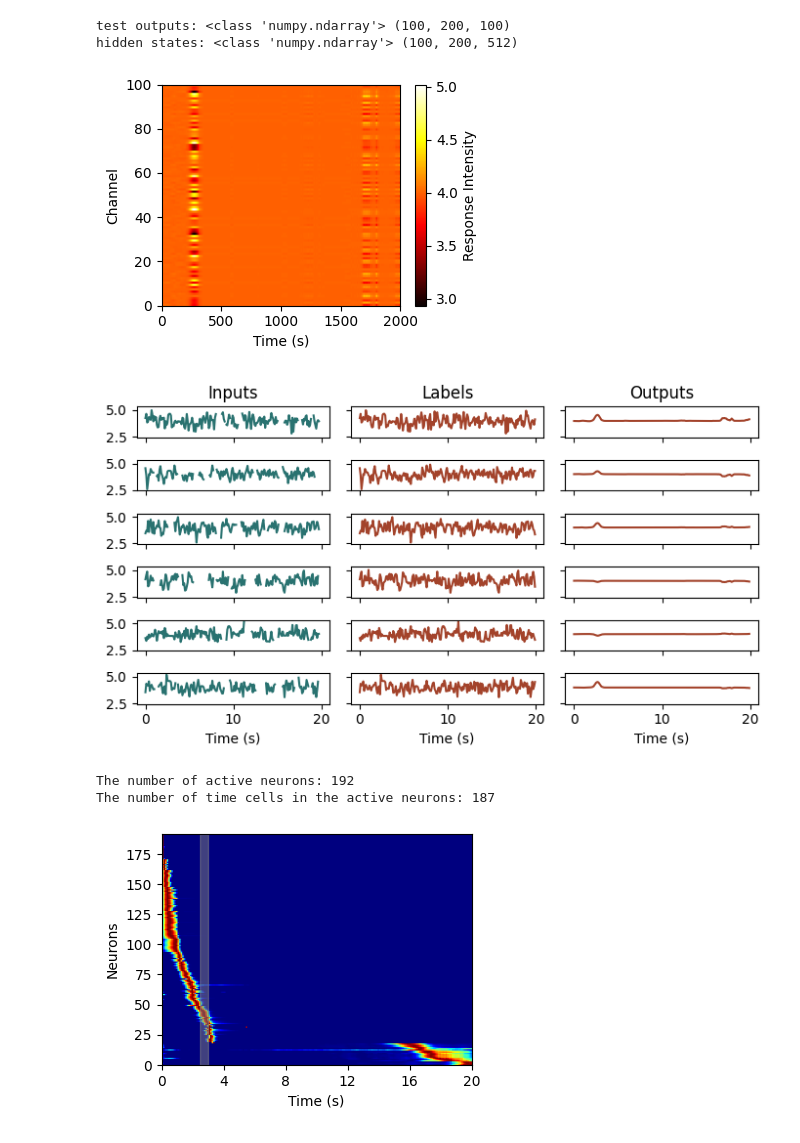
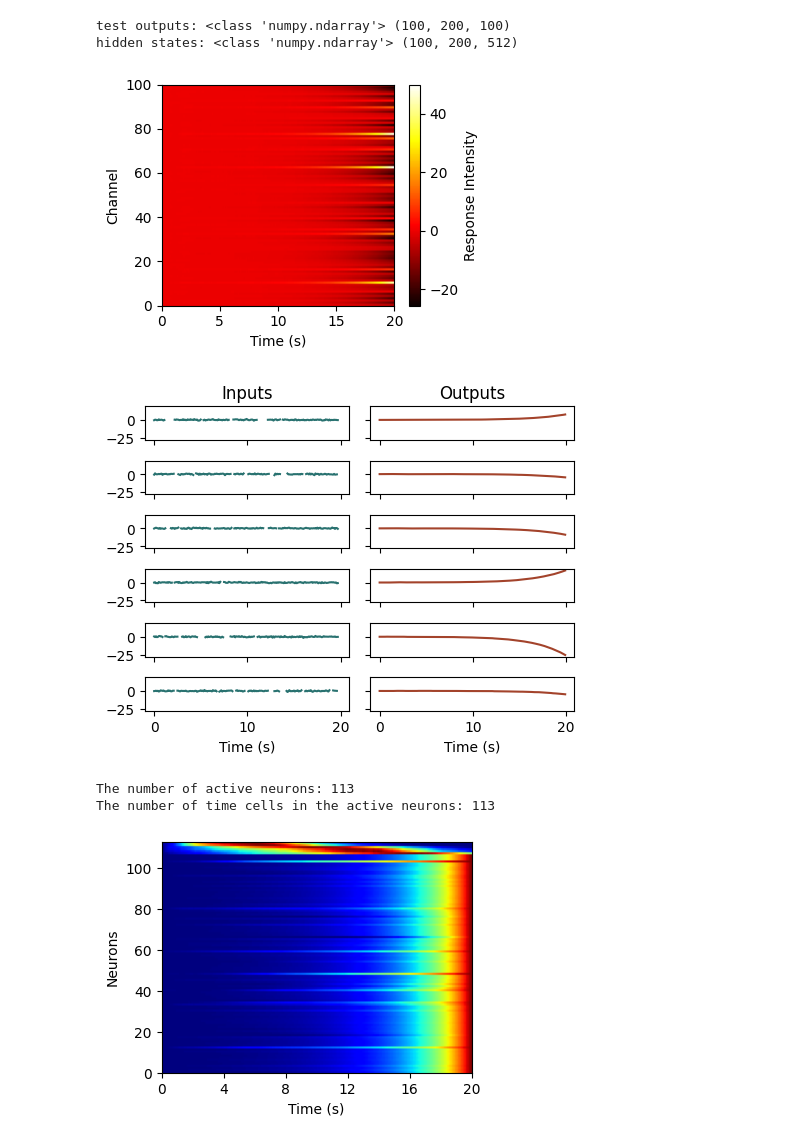
Before and after one commit to qrsyu/STCell, a Jupyter notebook: code/time_exp/test_model.ipynb, the cells around one changed output. Saved outputs shown, nothing was run; the diff lists cells and outputs as text; code cells hidden in the pictures.

```diff
--- a/code/time_exp/test_model.ipynb
+++ b/code/time_exp/test_model.ipynb
@@ -54,8 +54,9 @@ rnn.to(device)
 optimizer = torch.optim.Adam(rnn.parameters(), lr=0.0005)
 # %%
 # Load the model in pth file
-model_path = "../../model/2TS_symmetry.pth"
-seed = 2
+model_name = '2TS_b'
+model_path = f"../../model/{model_name}.pth"
+seed = 42 if model_name == '2TS_b' else 2
 rnn.load_state_dict(torch.load(model_path, map_location=device))
 # %% [output]
 <All keys matched successfully>
@@ -196,6 +209,7 @@ print(time_res.shape)  # Should be (B, T, D)
 ### Visualise test input
 # %%
 test_inputs = mask.mask(time_res).numpy()
+# test_inputs[:, 25:, :] = 0
 
 fig, ax = plt.subplots(4, 1, figsize=(4, 4), sharex=True, sharey=True)
 for i, channel in enumerate(range(5, 9)):
@@ -203,6 +217,7 @@ for i, channel in enumerate(range(5, 9)):
                 # Replace the test_inputs 0 with nan
                 np.where(test_inputs[0, :, channel] == 0, np.nan, test_inputs[0, :, channel]),
                 label=f'{i+1}', color='#297270')
+    ax[i].set_xlim(0, 20)
 ax[0].set_title('Test inputs')
 ax[-1].set_xlabel('Time (s)')
 plt.tight_layout()
@@ -227,50 +253,50 @@ hidden states: <class 'numpy.ndarray'> (100, 200, 512)
 # Plot the outputs
 plt.figure(figsize=(4, 3))
 plt.imshow(test_outputs[0].T, aspect='auto', cmap='hot',
-           extent=[0, test_outputs.shape[1]*temp_reso, 0, D])
+           extent=[0, test_outputs.shape[1]/temp_reso, 0, D])
 plt.colorbar(label='Response Intensity')
 plt.xlabel('Time (s)')
 plt.ylabel('Channel')
 plt.tight_layout()
 # %% [output]
-[figure, old version]
+[figure, new version]
 # %%
-fig, ax = plt.subplots(6, 3, figsize=(7, 4), sharex=True, sharey=True)
+fig, ax = plt.subplots(6, 2, figsize=(5, 4), sharex=True, sharey=True)
 # Randomly sample a few channels to plots
 rand_D = np.random.choice(D, size=6, replace=False)
 for i, channel in enumerate(rand_D):
 
     ax[i][0].plot(np.arange(test_inputs.shape[1]) / 10,
                 # Replace the test_inputs 0 with nan
                 np.where(test_inputs[0, :, channel] == 0, np.nan, test_inputs[0, :, channel]),
                 label=f'{channel}', color='#297270')
 
-    ax[i][1].plot(np.arange(time_res.shape[1]) / 10,
-                  time_res[0, :, channel],
-                  label=f'{channel}', color='#A3432B')
-    # ax[i][1].legend(loc='upper center')
+    # ax[i][1].plot(np.arange(time_res.shape[1]) / 10,
+    #               time_res[0, :, channel],
+    #               label=f'{channel}', color='#A3432B')
+    # # ax[i][1].legend(loc='upper center')
 
-    ax[i][2].plot(np.arange(test_outputs.shape[1]) / 10,
+    ax[i][-1].plot(np.arange(test_outputs.shape[1]) / 10,
                   test_outputs[0, :, channel],
                   label=f'{channel}', color='#A3432B')
     # ax[i][2].legend(loc='upper center')
 ax[0][0].set_title('Inputs')
-ax[0][1].set_title('Labels')
-ax[0][2].set_title('Outputs')
+# ax[0][1].set_title('Labels')
+ax[0][-1].set_title('Outputs')
 ax[-1][0].set_xlabel('Time (s)')
-ax[-1][1].set_xlabel('Time (s)')
-ax[-1][2].set_xlabel('Time (s)')
+# ax[-1][1].set_xlabel('Time (s)')
+ax[-1][-1].set_xlabel('Time (s)')
 plt.tight_layout()
 # %% [output]
-[figure, old version]
+[figure, new version]
 # %%
 # Averge accross the batch
 avg_hs = np.mean(hidden_states, axis=0)
 
 # Plot the sorted hidden states
 fig, ax = plt.subplots(figsize=(4, 3))
-norm_hs, fig, ax, idx = plt_hs(avg_hs, min_fr=0, fig=fig, ax=ax, return_idx=True)
-ax.axvspan(event_1_onset, event_1_end, alpha=0.5, color='grey', zorder=0)
+norm_hs, fig, ax, idx = plt_hs(avg_hs, min_fr=0.1, fig=fig, ax=ax, return_idx=True)
+# ax.axvspan(event_1_onset, event_1_end, alpha=0.5, color='grey', zorder=0)
 # ax.axvspan(event_2_onset, event_2_end, alpha=0.5, color='grey', zorder=0)
 ax.set_xlabel('Time (s)')
 
@@ -280,6 +306,6 @@ hidden_states_active = hidden_states[:, :, idx]
 is_time_cell = time_analysis(hidden_states_active)
 print('The number of time cells in the active neurons:', np.sum(is_time_cell))
 # %% [output]
-The number of active neurons: 192
-The number of time cells in the active neurons: 187
+The number of active neurons: 113
+The number of time cells in the active neurons: 113
-[figure, old version]
+[figure, new version]
```
Also changed, not shown: parts of 5 cells of this notebook, 5 other files.
